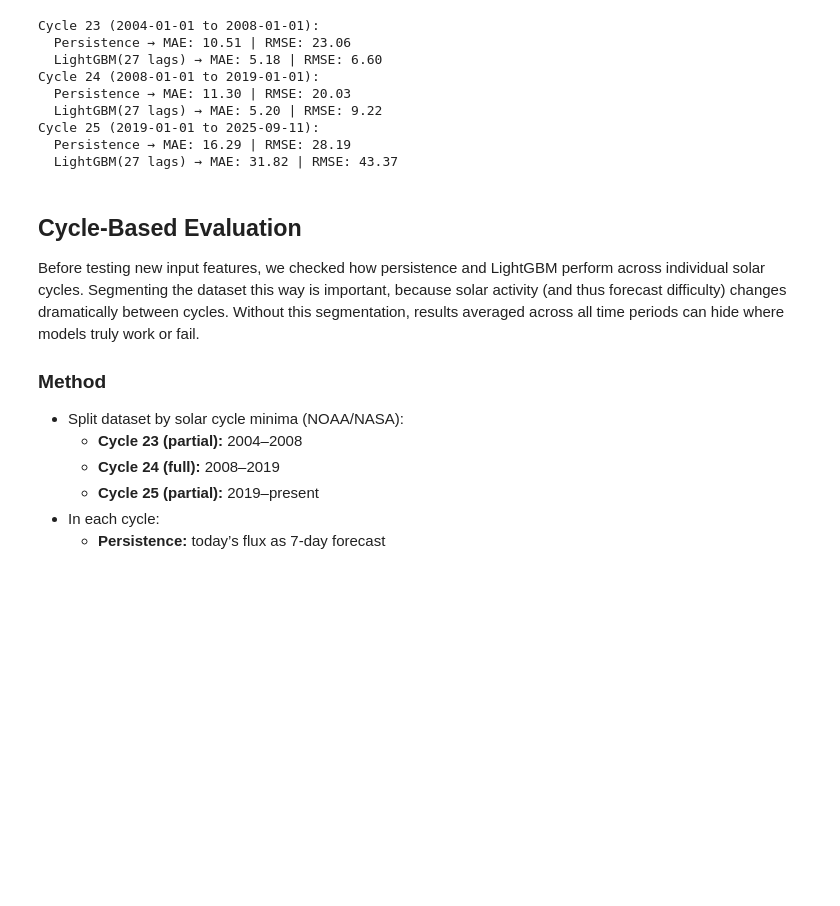
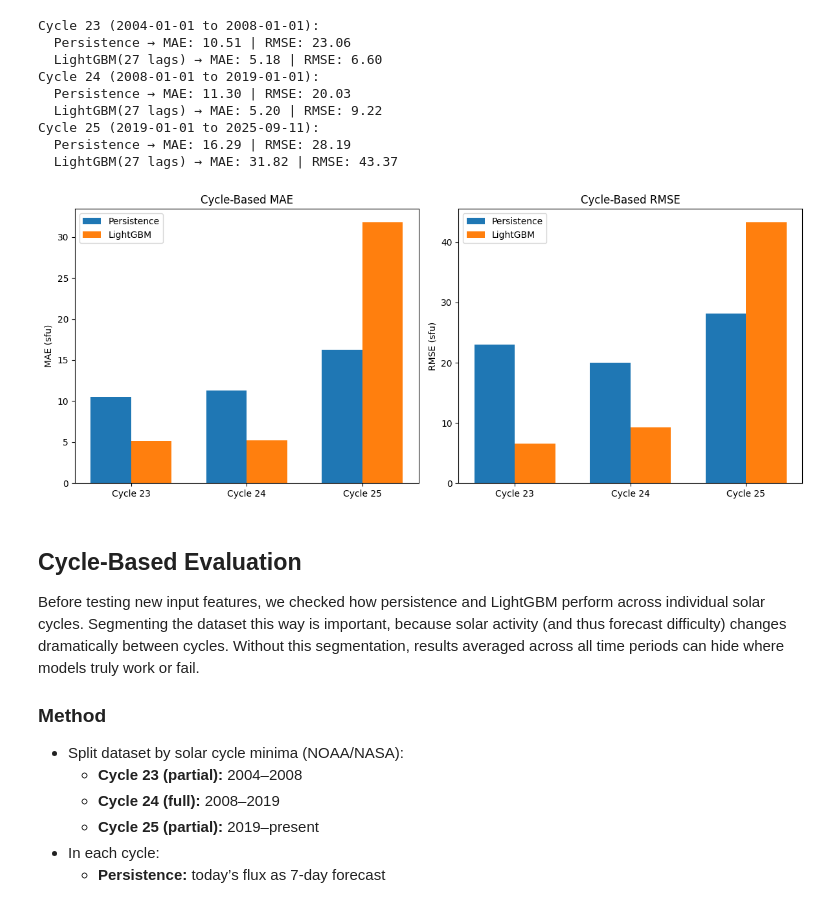
Before and after one commit to csula-aero-25-26/forecast-model, a Jupyter notebook: phase2/phase2.ipynb, the cells around one changed output. Saved outputs shown, nothing was run; the diff lists cells and outputs as text; code cells hidden in the pictures; blank space fills up the shorter version.

Commit message:
added visualization to existing sections

```diff
--- a/phase2/phase2.ipynb
+++ b/phase2/phase2.ipynb
@@ -245,6 +245,43 @@ Cycle 24 (2008-01-01 to 2019-01-01):
 Cycle 25 (2019-01-01 to 2025-09-11):
   Persistence → MAE: 16.29 | RMSE: 28.19
   LightGBM(27 lags) → MAE: 31.82 | RMSE: 43.37
+# %%
+import matplotlib.pyplot as plt
+
+# Cycle-based results (from your runs)
+cycles = ["Cycle 23", "Cycle 24", "Cycle 25"]
+mae_p = [10.51, 11.30, 16.29]
+rmse_p = [23.06, 20.03, 28.19]
+mae_m = [5.18, 5.20, 31.82]
+rmse_m = [6.60, 9.22, 43.37]
+
+x = range(len(cycles))
+width = 0.35
+
+fig, axs = plt.subplots(1, 2, figsize=(12,5))
+
+# MAE
+axs[0].bar([i-width/2 for i in x], mae_p, width, label="Persistence")
+axs[0].bar([i+width/2 for i in x], mae_m, width, label="LightGBM")
+axs[0].set_title("Cycle-Based MAE")
+axs[0].set_xticks(x)
+axs[0].set_xticklabels(cycles)
+axs[0].set_ylabel("MAE (sfu)")
+axs[0].legend()
+
+# RMSE
+axs[1].bar([i-width/2 for i in x], rmse_p, width, label="Persistence")
+axs[1].bar([i+width/2 for i in x], rmse_m, width, label="LightGBM")
+axs[1].set_title("Cycle-Based RMSE")
+axs[1].set_xticks(x)
+axs[1].set_xticklabels(cycles)
+axs[1].set_ylabel("RMSE (sfu)")
+axs[1].legend()
+
+plt.tight_layout()
+plt.show()
+# %% [output]
+[figure, added]
 # %% [markdown]
 ## Cycle-Based Evaluation
 
```
Also changed, not shown: parts of 1 cell of this notebook.
